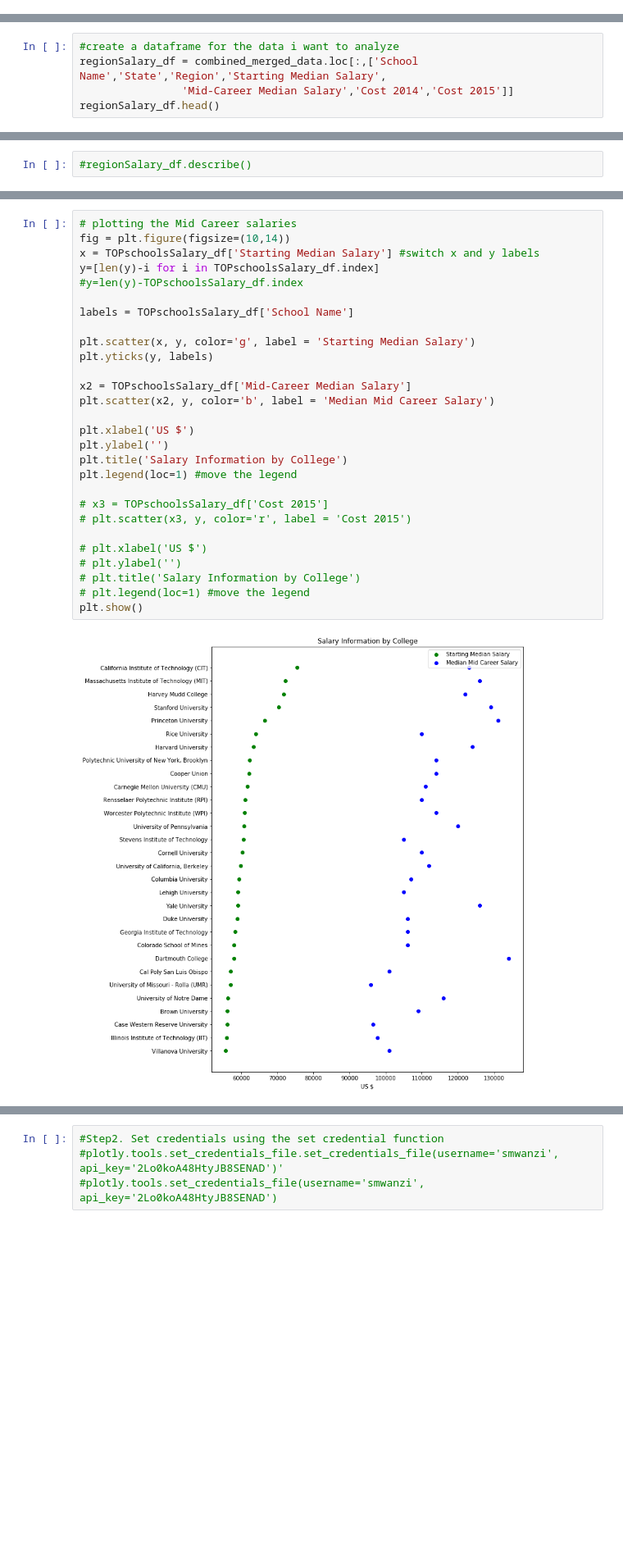
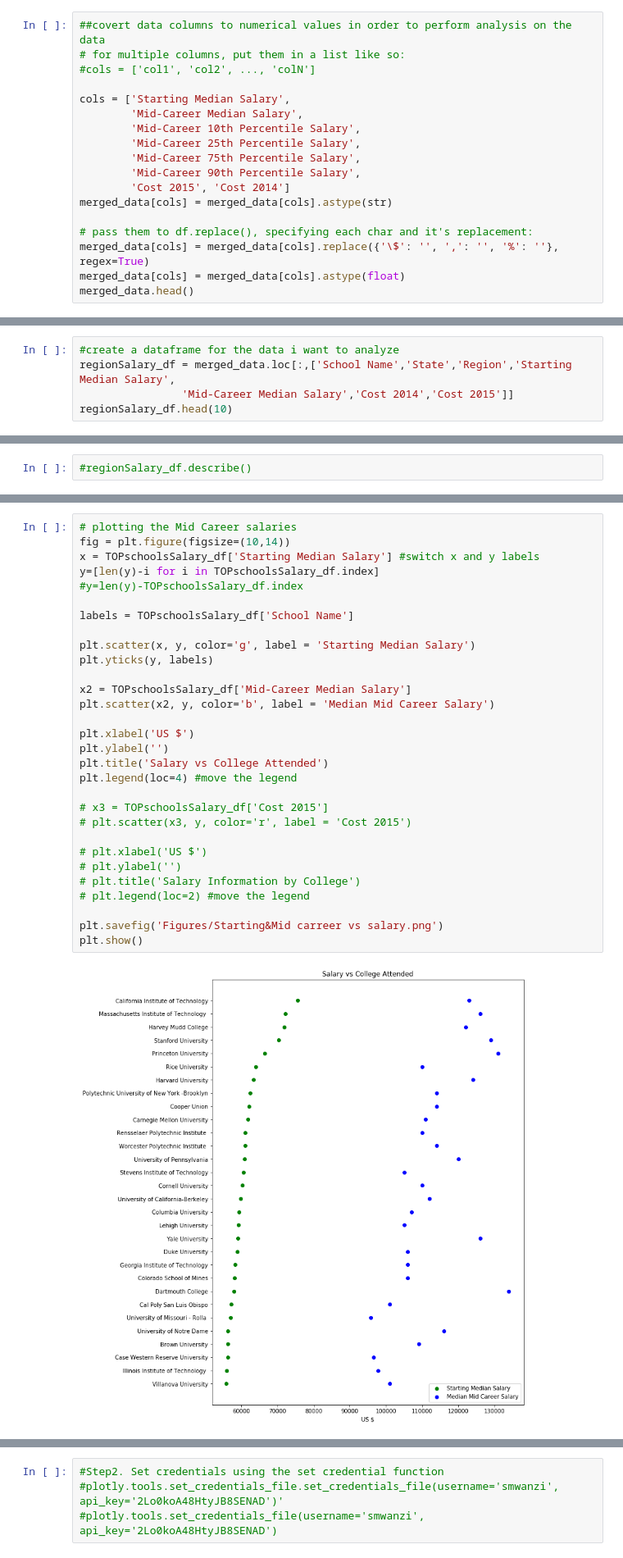
Before and after one commit to clkessler220/project-1-team-5, a Jupyter notebook: TeamProject1.ipynb, the cells around one changed output, grey strips where cells are left out. Shown at 82% size. Saved outputs shown, nothing was run; the diff lists cells and outputs as text; blank space fills up the shorter version.

```diff
--- a/TeamProject1.ipynb
+++ b/TeamProject1.ipynb
@@ -117,0 +113,18 @@ combined_merged_data.head()
+# %%
+##covert data columns to numerical values in order to perform analysis on the data
+# for multiple columns, put them in a list like so:
+#cols = ['col1', 'col2', ..., 'colN']
+
+cols = ['Starting Median Salary',
+        'Mid-Career Median Salary',
+        'Mid-Career 10th Percentile Salary',
+        'Mid-Career 25th Percentile Salary',
+        'Mid-Career 75th Percentile Salary',
+        'Mid-Career 90th Percentile Salary',
+        'Cost 2015', 'Cost 2014']
+merged_data[cols] = merged_data[cols].astype(str)
+
+# pass them to df.replace(), specifying each char and it's replacement:
+merged_data[cols] = merged_data[cols].replace({'\$': '', ',': '', '%': ''}, regex=True)
+merged_data[cols] = merged_data[cols].astype(float)
+merged_data.head()
@@ -151,8 +157,8 @@ combined_merged_data.head()
 ## Data Manipulation
 # %%
 #create a dataframe for the data i want to analyze
-regionSalary_df = combined_merged_data.loc[:,['School Name','State','Region','Starting Median Salary',
+regionSalary_df = merged_data.loc[:,['School Name','State','Region','Starting Median Salary',
                 'Mid-Career Median Salary','Cost 2014','Cost 2015']]
-regionSalary_df.head()
+regionSalary_df.head(10)
 # %% [output]
 |  | School Name | State | Region | Starting Median Salary | Mid-Career Median Salary | Cost 2014 | Cost 2015 |
@@ -260,33 +259,35 @@ plt.show()
 # %%
 # plotting the Mid Career salaries
 fig = plt.figure(figsize=(10,14))
 x = TOPschoolsSalary_df['Starting Median Salary'] #switch x and y labels
 y=[len(y)-i for i in TOPschoolsSalary_df.index]
 #y=len(y)-TOPschoolsSalary_df.index
 
 labels = TOPschoolsSalary_df['School Name']
 
 plt.scatter(x, y, color='g', label = 'Starting Median Salary')
 plt.yticks(y, labels)
 
 x2 = TOPschoolsSalary_df['Mid-Career Median Salary']
 plt.scatter(x2, y, color='b', label = 'Median Mid Career Salary')
 
 plt.xlabel('US $')
 plt.ylabel('')
-plt.title('Salary Information by College')
-plt.legend(loc=1) #move the legend
+plt.title('Salary vs College Attended')
+plt.legend(loc=4) #move the legend
 
 # x3 = TOPschoolsSalary_df['Cost 2015']
 # plt.scatter(x3, y, color='r', label = 'Cost 2015')
 
 # plt.xlabel('US $')
 # plt.ylabel('')
 # plt.title('Salary Information by College')
-# plt.legend(loc=1) #move the legend
+# plt.legend(loc=2) #move the legend
+
+plt.savefig('Figures/Starting&Mid carreer vs salary.png')
 plt.show()
 # %% [output]
-[figure, old version]
+[figure, new version]
 # %%
 #Setting up to use Plotly API within Jupyter notebook
 # #Step1.  import required libraries:
```
Also changed, not shown: parts of 22 cells of this notebook, 6 other files.
